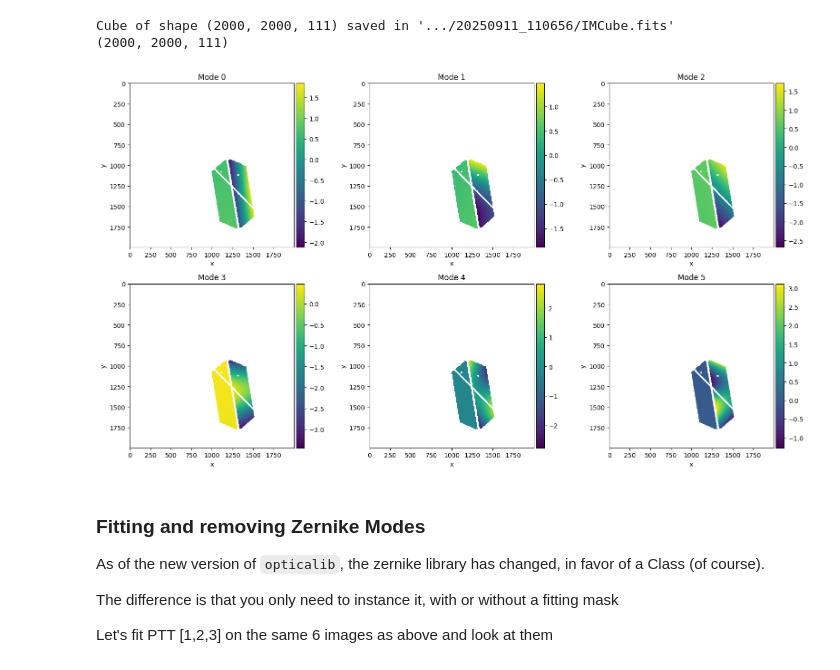
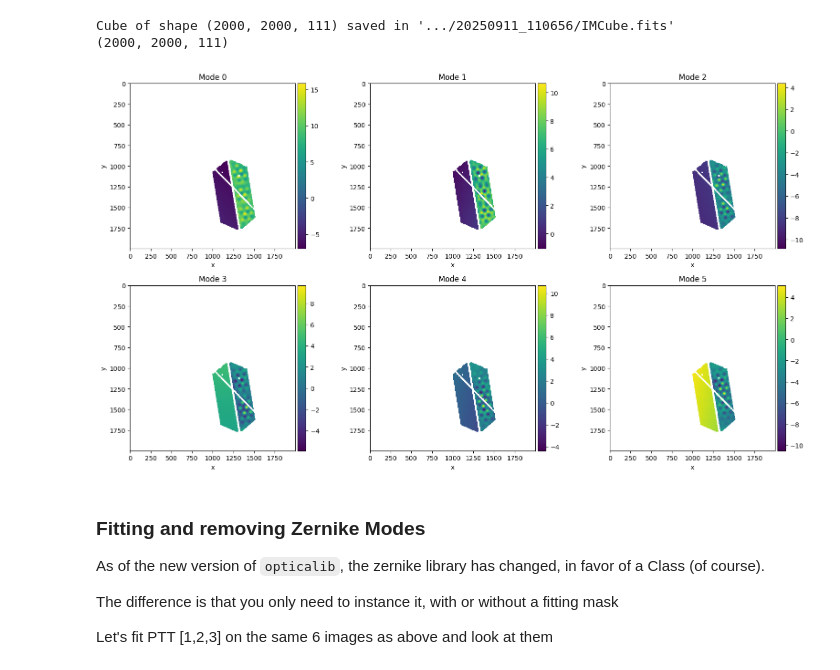
Before and after one commit to pietroferraiuolo/labott, a Jupyter notebook: opt-tutorial.ipynb, the cells around one changed output. Drawn from its saved outputs; the diff is of its cells as text; code cells hidden in the pictures.

```diff
--- a/opt-tutorial.ipynb
+++ b/opt-tutorial.ipynb
@@ -365,9 +371,9 @@ Frame 3: std = 6.81e-07
 Cube of shape (2000, 2000, 111) saved in '.../20250911_110656/IMCube.fits'
 (2000, 2000, 111)
 # %%
-superimshow(cube[:,:,:6], origin='upper', titles=['Mode '+str(i) for i in range(6)])
+superimshow(cube[:,:,-6:], origin='upper', titles=['Mode '+str(i) for i in range(6)])
 # %% [output]
-[figure, old version]
+[figure, new version]
 # %% [markdown]
 ### Fitting and removing Zernike Modes
 
```
Also changed, not shown: parts of 23 cells of this notebook.
